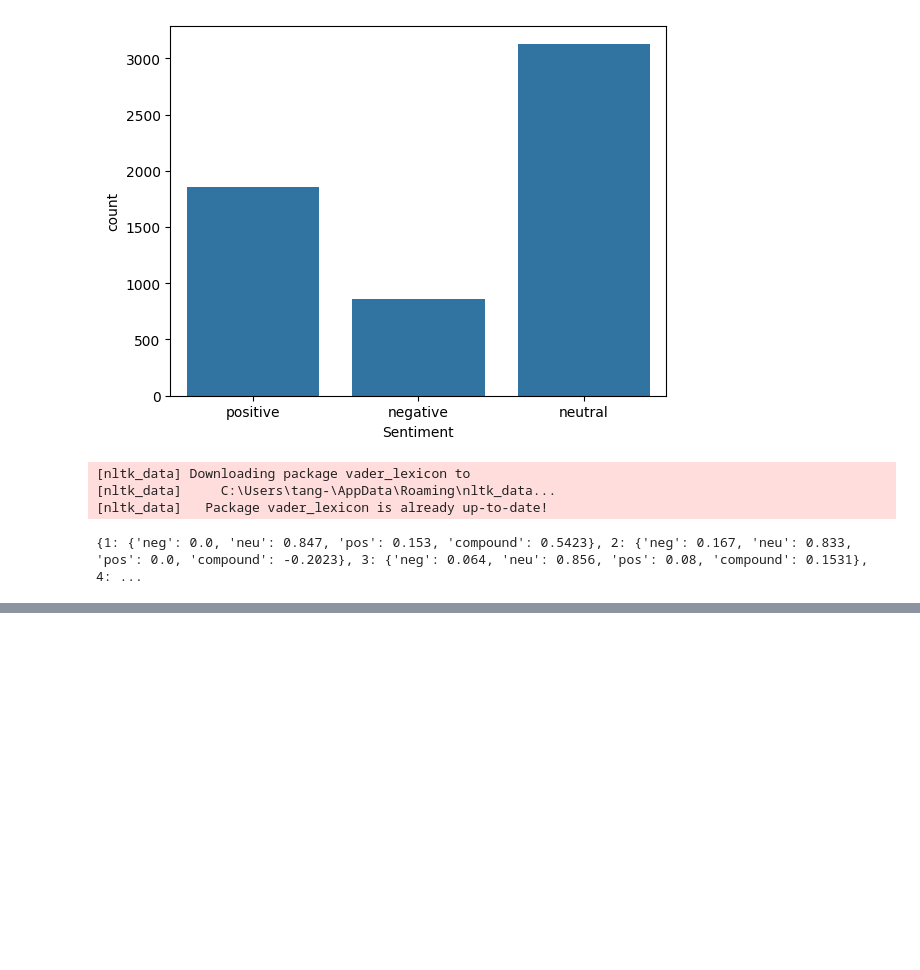
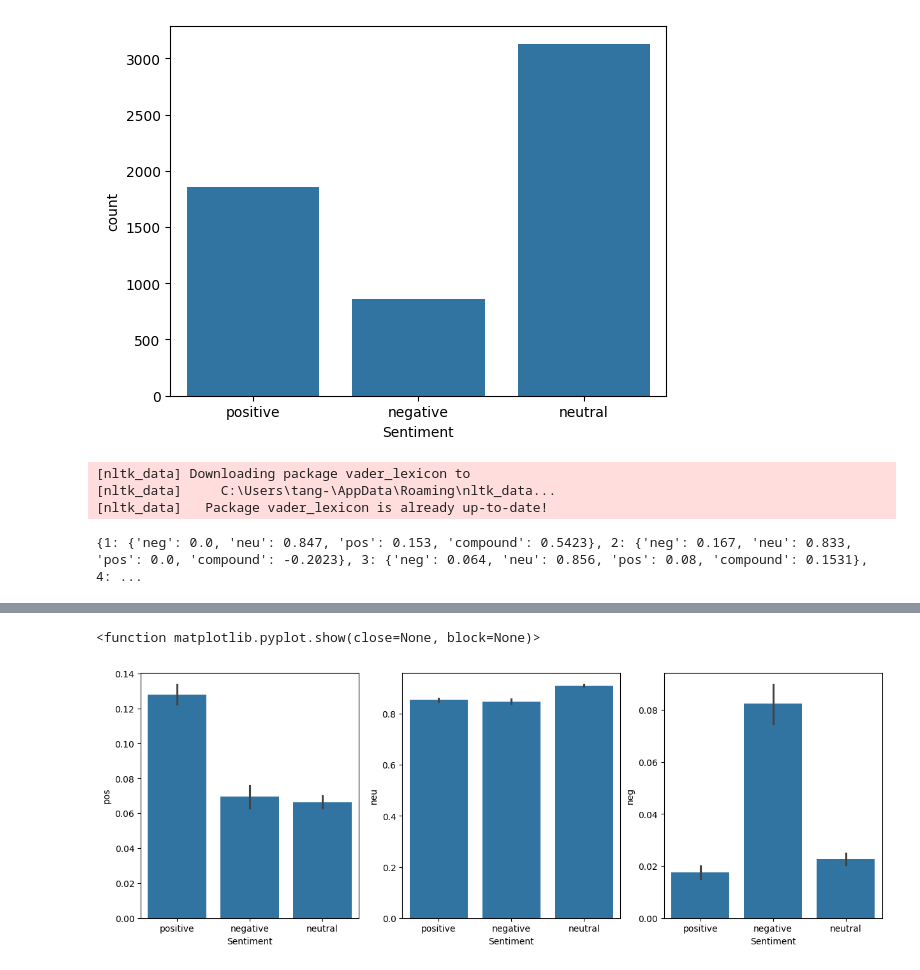
Before and after one commit to Woragun-anu/Sentiment_Analysis, a Jupyter notebook: SentimentAnalysisPractice.ipynb, the cells around one changed output, grey strips where cells are left out. Cells and saved outputs as stored; diff of their text form; code cells hidden in the pictures; blank space fills up the shorter version.

```diff
--- a/SentimentAnalysisPractice.ipynb
+++ b/SentimentAnalysisPractice.ipynb
@@ -84,0 +80,9 @@ print(vaders)
+# %%
+fig,axs = plt.subplots(1,3,figsize = (15,5))
+sns.barplot(data=vaders, x='Sentiment',y='pos',ax=axs[0])
+sns.barplot(data = vaders, x= 'Sentiment',y='neu',ax=axs[1])
+sns.barplot(data = vaders, x= 'Sentiment',y='neg',ax=axs[2])
+plt.show
+# %% [output]
+<function matplotlib.pyplot.show(close=None, block=None)>
+[figure, added]
```
Also changed, not shown: parts of 2 cells of this notebook.
